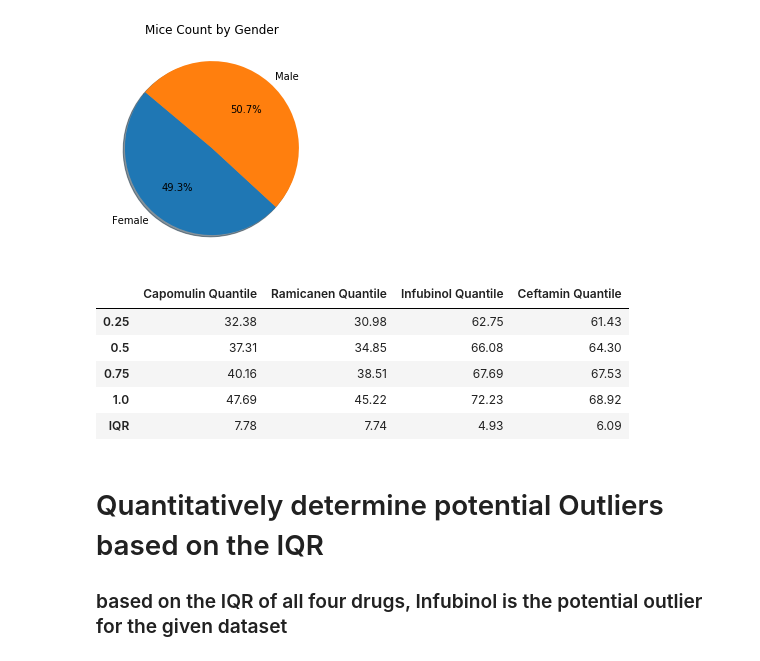
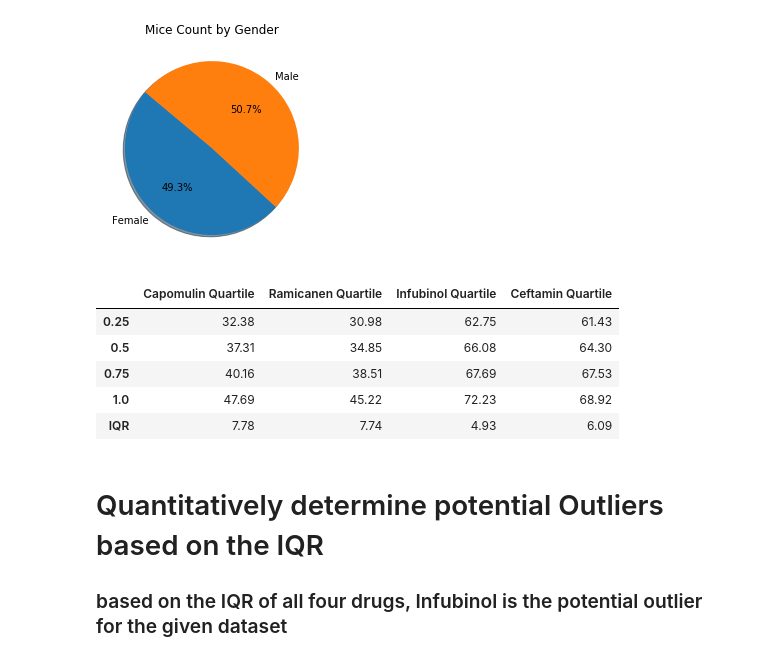
Before and after one commit to kamalnyc17/Pymaceuticals, a Jupyter notebook: pymaceuticals.ipynb, the cells around one changed output. Saved outputs shown, nothing was run; the diff lists cells and outputs as text; code cells hidden in the pictures.

```diff
--- a/pymaceuticals.ipynb
+++ b/pymaceuticals.ipynb
@@ -201,42 +201,42 @@ _=plt.title("Mice Count by Gender")
 # Calculate the final tumor volume of each mouse across four of the most promising treatment regimens.
 capomulin_tumor_volume = unique_study_data.loc[(unique_study_data["Drug Regimen"] == "Capomulin") & (unique_study_data["Timepoint"] == 45)]
 ramicane_tumor_volume =  unique_study_data.loc[(unique_study_data["Drug Regimen"] == "Ramicane") & (unique_study_data["Timepoint"] == 45)]
 infubinol_tumor_volume = unique_study_data.loc[(unique_study_data["Drug Regimen"] == "Infubinol") & (unique_study_data["Timepoint"] == 45)]
 ceftamin_tumor_volume = unique_study_data.loc[(unique_study_data["Drug Regimen"] == "Ceftamin") & (unique_study_data["Timepoint"] == 45)]
 
 # Calculate quantiles across four most promising treatment regimens.
 capomulin_tumor_volume_quantile = round(capomulin_tumor_volume["Tumor Volume (mm3)"].quantile([0.25,0.5,0.75, 1]),2)
 ramicane_tumor_volume_quantile = round(ramicane_tumor_volume["Tumor Volume (mm3)"].quantile([0.25,0.5,0.75, 1]),2)
 infubinol_tumor_volume_quantile = round(infubinol_tumor_volume["Tumor Volume (mm3)"].quantile([0.25,0.5,0.75, 1]),2)
 ceftamin_tumor_volume_quantile = round(ceftamin_tumor_volume["Tumor Volume (mm3)"].quantile([0.25,0.5,0.75, 1]),2)
 
 # Creating final_tumor_volume_stat Dataframe
 final_tumor_volume_stat = pd.DataFrame({
-    "Capomulin Quantile": capomulin_tumor_volume_quantile,
-    "Ramicanen Quantile": ramicane_tumor_volume_quantile,
-    "Infubinol Quantile": infubinol_tumor_volume_quantile,
-    "Ceftamin Quantile": ceftamin_tumor_volume_quantile,
+    "Capomulin Quartile": capomulin_tumor_volume_quantile,
+    "Ramicanen Quartile": ramicane_tumor_volume_quantile,
+    "Infubinol Quartile": infubinol_tumor_volume_quantile,
+    "Ceftamin Quartile": ceftamin_tumor_volume_quantile,
 })
 
 # Calculate IQR
 capomulin_tumor_volume_IQR = round(st.iqr(capomulin_tumor_volume["Tumor Volume (mm3)"], interpolation = 'midpoint'),2)
 ramicane_tumor_volume_IQR = round(st.iqr(ramicane_tumor_volume["Tumor Volume (mm3)"], interpolation = 'midpoint'),2)
 infubinol_tumor_volume_IQR = round(st.iqr(infubinol_tumor_volume["Tumor Volume (mm3)"], interpolation = 'midpoint'),2)
 ceftamin_tumor_volume_IQR = round(st.iqr(ceftamin_tumor_volume["Tumor Volume (mm3)"], interpolation = 'midpoint'),2)
 
 # Creating IQR row
 row = pd.Series({
-    "Capomulin Quantile": capomulin_tumor_volume_IQR,
-    "Ramicanen Quantile": ramicane_tumor_volume_IQR,
-    "Infubinol Quantile": infubinol_tumor_volume_IQR,
-    "Ceftamin Quantile": ceftamin_tumor_volume_IQR},
+    "Capomulin Quartile": capomulin_tumor_volume_IQR,
+    "Ramicanen Quartile": ramicane_tumor_volume_IQR,
+    "Infubinol Quartile": infubinol_tumor_volume_IQR,
+    "Ceftamin Quartile": ceftamin_tumor_volume_IQR},
     name="IQR")
 
 # Appending IQR row in the dataframe
 final_tumor_volume_stat = final_tumor_volume_stat.append(row)
 final_tumor_volume_stat
 # %% [output]
-|  | Capomulin Quantile | Ramicanen Quantile | Infubinol Quantile | Ceftamin Quantile |
+|  | Capomulin Quartile | Ramicanen Quartile | Infubinol Quartile | Ceftamin Quartile |
 | 0.25 | 32.38 | 30.98 | 62.75 | 61.43 |
 | 0.5 | 37.31 | 34.85 | 66.08 | 64.30 |
 | 0.75 | 40.16 | 38.51 | 67.69 | 67.53 |
```
Also changed, not shown: parts of 1 cell of this notebook.
